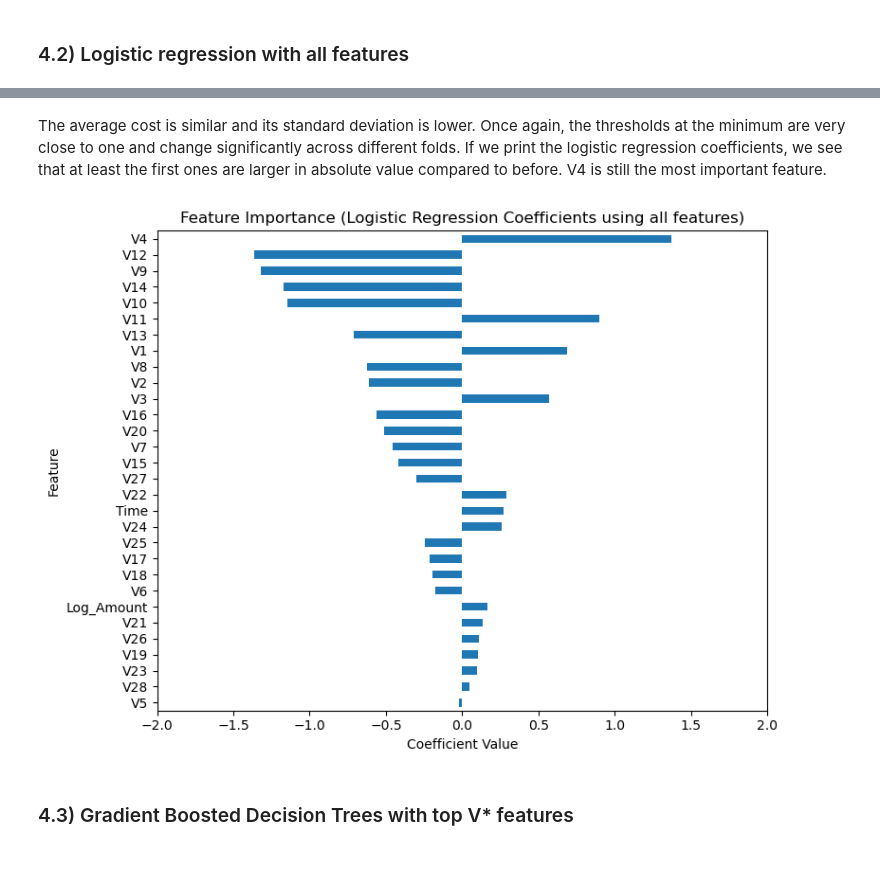
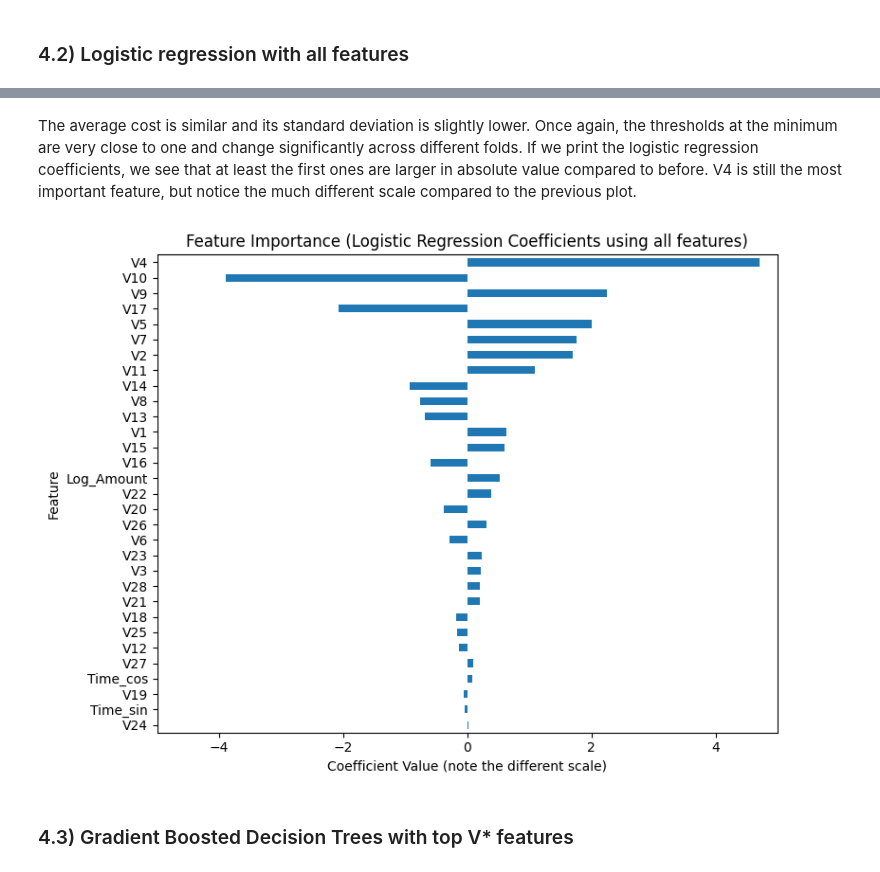
Before and after one commit to d-bruschini/fraud-detection-cost-optimization, a Jupyter notebook: fraud_detection.ipynb, the cells around one changed output, grey strips where cells are left out. Cells and saved outputs as stored; diff of their text form; code cells hidden in the pictures.

Commit message:
Fixed bug about time periodicity, used stratify in train_test_split, final model is now trained on all k-fold data (new results obtained), other code improvements

```diff
--- a/fraud_detection.ipynb
+++ b/fraud_detection.ipynb
@@ -300,7 +303,10 @@ It seems like these distributions differ significantly for legitimate and fraudu
 ## 3) Data preprocessing
 # %%
 #Introduce 24 hour periodicity in fraud_df["Time"]
-fraud_df['Time'] = np.sin(fraud_df['Time'] / (3600*24))
+hour = (fraud_df['Time'] // 3600) % 24 # we take only the integer part, we take the rest of the integer division by 24 to define the hour
+fraud_df['Time_sin'] = np.sin(2 * np.pi * hour / 24)
+fraud_df['Time_cos'] = np.cos(2 * np.pi * hour / 24)
+fraud_df = fraud_df.drop('Time', axis=1)
 
 #Use logarithm of amount, ad we have seen that it returns fairly bell-shaped distributions
 fraud_df['Log_Amount'] = np.log(0.001+fraud_df['Amount']) #0.001 is added to avoid computing logarithm of 0
@@ -313,7 +319,7 @@ Let's now divide fraud_df into a training/cross-validation part and a testing pa
 X_for_split = fraud_df.drop(columns=['Class'])
 y_for_split = fraud_df['Class']
 
-X_for_split_train, X_for_split_test, y_for_split_train, y_for_split_test = train_test_split(X_for_split, y_for_split, random_state=RANDOM_STATE, test_size=TEST_SIZE)
+X_for_split_train, X_for_split_test, y_for_split_train, y_for_split_test = train_test_split(X_for_split, y_for_split, random_state=RANDOM_STATE, test_size=TEST_SIZE, stratify=y_for_split)
 
 fraud_df_train = pd.DataFrame(data = X_for_split_train, columns = fraud_df.columns)
 fraud_df_train['Class'] = y_for_split_train
@@ -422,30 +428,30 @@ Thresholds at minimum: [np.float64(0.9032845019474551), np.float64(0.97206831281
 # %% [markdown]
-The average cost is similar and its standard deviation is lower. Once again, the thresholds at the minimum are very close to one and change significantly across different folds. If we print the logistic regression coefficients, we see that at least the first ones are larger in absolute value compared to before. V4 is still the most important feature.
+The average cost is similar and its standard deviation is slightly lower. Once again, the thresholds at the minimum are very close to one and change significantly across different folds. If we print the logistic regression coefficients, we see that at least the first ones are larger in absolute value compared to before. V4 is still the most important feature, but notice the much different scale compared to the previous plot.
 # %%
 columns = [column for column in fraud_df_train.columns if column!="Class"]
 
 coef_dict = dict(zip(columns, log_reg_models[0].coef_[0]))
 
 sorted_coef = dict(sorted(coef_dict.items(), key=lambda x: -abs(x[1])))
 
 # Convert dict to pandas Series
 coef_series = pd.Series(sorted_coef)
 
 # Plot
 plt.figure(figsize=(8, 6))
 coef_series.plot(kind='barh')
 
 plt.title("Feature Importance (Logistic Regression Coefficients using all features)")
-plt.xlabel("Coefficient Value")
+plt.xlabel("Coefficient Value (note the different scale)")
 plt.ylabel("Feature")
 
-plt.xlim(-2., 2.)
+plt.xlim(-5., 5.)
 
 plt.gca().invert_yaxis()  # Most important on top
 plt.tight_layout()
 plt.show()
 # %% [output]
-[figure, old version]
+[figure, new version]
 # %% [markdown]
 ### 4.3) Gradient Boosted Decision Trees with top V* features
 # %% [markdown]
```
Also changed, not shown: parts of 34 cells of this notebook, 3 other files.
